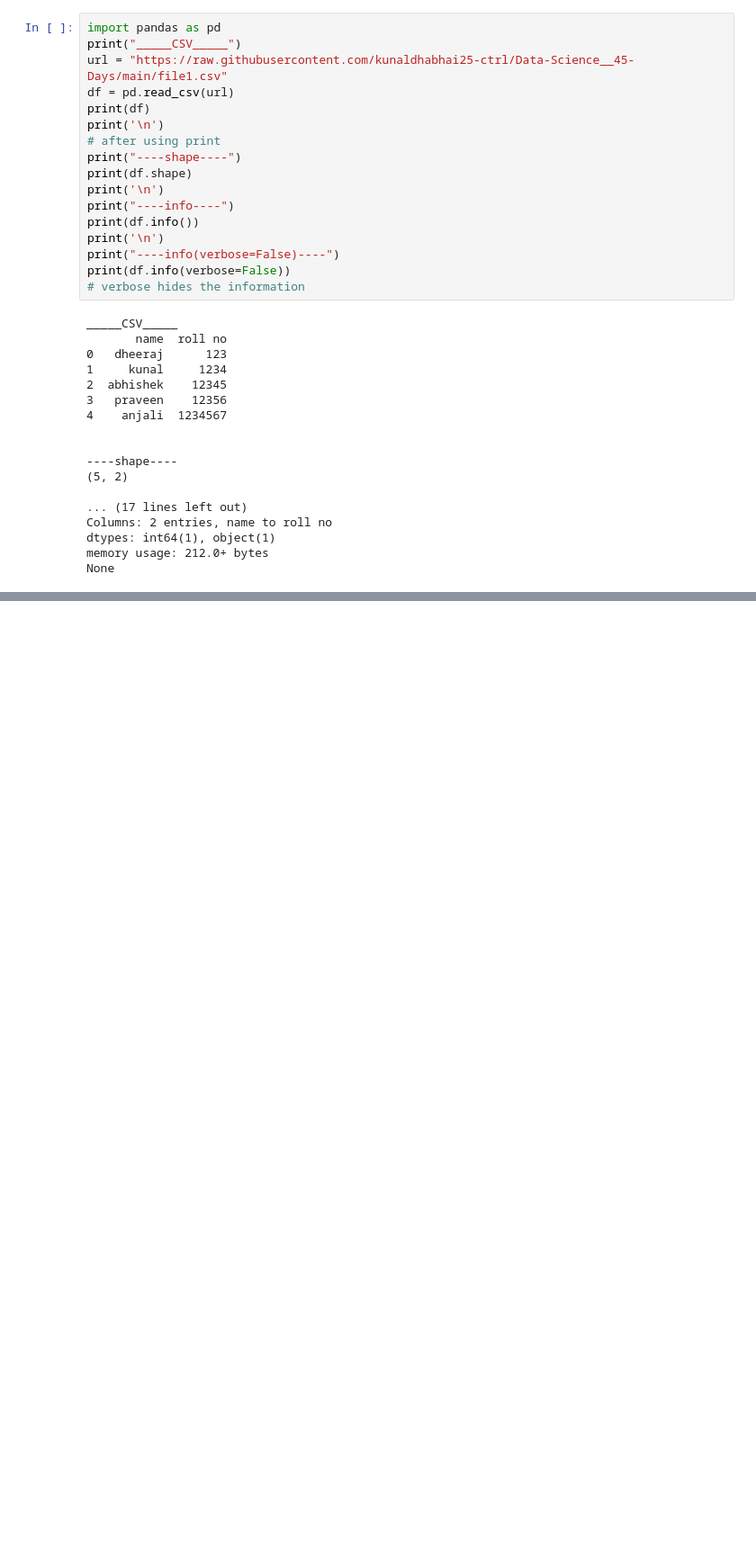
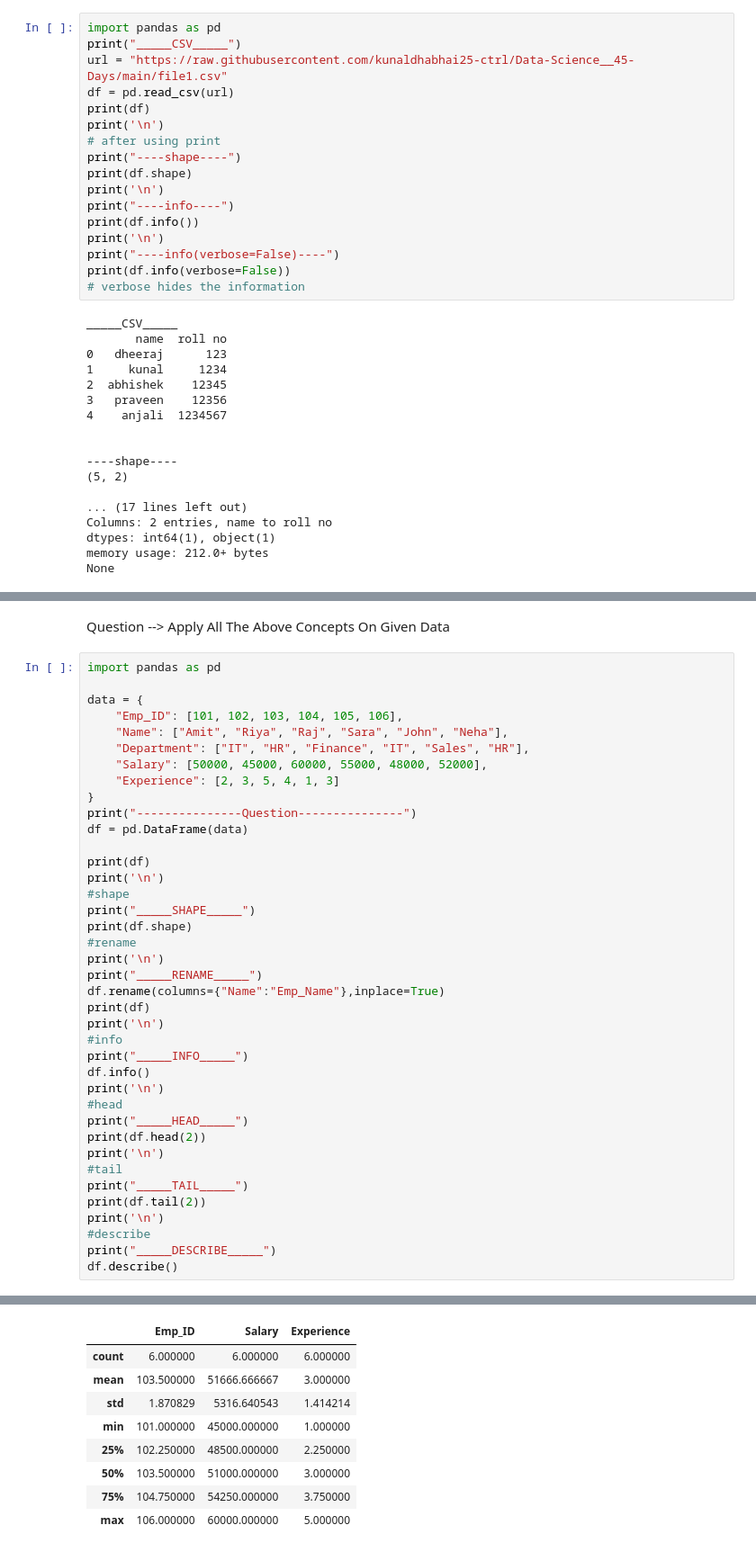
Before and after one commit to kunaldhabhai25-ctrl/Data-Science__45-Days, a Jupyter notebook: python(D-11).ipynb, the cells around one changed output, grey strips where cells are left out. Shown at 90% size. Cells and saved outputs as stored; diff of their text form; blank space fills up the shorter version.

```diff
--- a/python(D-11).ipynb
+++ b/python(D-11).ipynb
@@ -244,0 +291,42 @@ None
+# %% [markdown]
+Question --> Apply All The Above Concepts On Given Data
+# %%
+import pandas as pd
+
+data = {
+    "Emp_ID": [101, 102, 103, 104, 105, 106],
+    "Name": ["Amit", "Riya", "Raj", "Sara", "John", "Neha"],
+    "Department": ["IT", "HR", "Finance", "IT", "Sales", "HR"],
+    "Salary": [50000, 45000, 60000, 55000, 48000, 52000],
+    "Experience": [2, 3, 5, 4, 1, 3]
+}
+print("---------------Question---------------")
+df = pd.DataFrame(data)
+
+print(df)
+print('\n')
+#shape
+print("_____SHAPE_____")
+print(df.shape)
+#rename
+print('\n')
+print("_____RENAME_____")
+df.rename(columns={"Name":"Emp_Name"},inplace=True)
+print(df)
+print('\n')
+#info
+print("_____INFO_____")
+df.info()
+print('\n')
+#head
+print("_____HEAD_____")
+print(df.head(2))
+print('\n')
+#tail
+print("_____TAIL_____")
+print(df.tail(2))
+print('\n')
+#describe
+print("_____DESCRIBE_____")
+df.describe()
+# %% [output]
@@ -244,0 +350,9 @@ None
+|  | Emp_ID | Salary | Experience |
+| count | 6.000000 | 6.000000 | 6.000000 |
+| mean | 103.500000 | 51666.666667 | 3.000000 |
+| std | 1.870829 | 5316.640543 | 1.414214 |
+| min | 101.000000 | 45000.000000 | 1.000000 |
+| 25% | 102.250000 | 48500.000000 | 2.250000 |
+| 50% | 103.500000 | 51000.000000 | 3.000000 |
+| 75% | 104.750000 | 54250.000000 | 3.750000 |
+| max | 106.000000 | 60000.000000 | 5.000000 |
```
Also changed, not shown: parts of 5 cells of this notebook.
